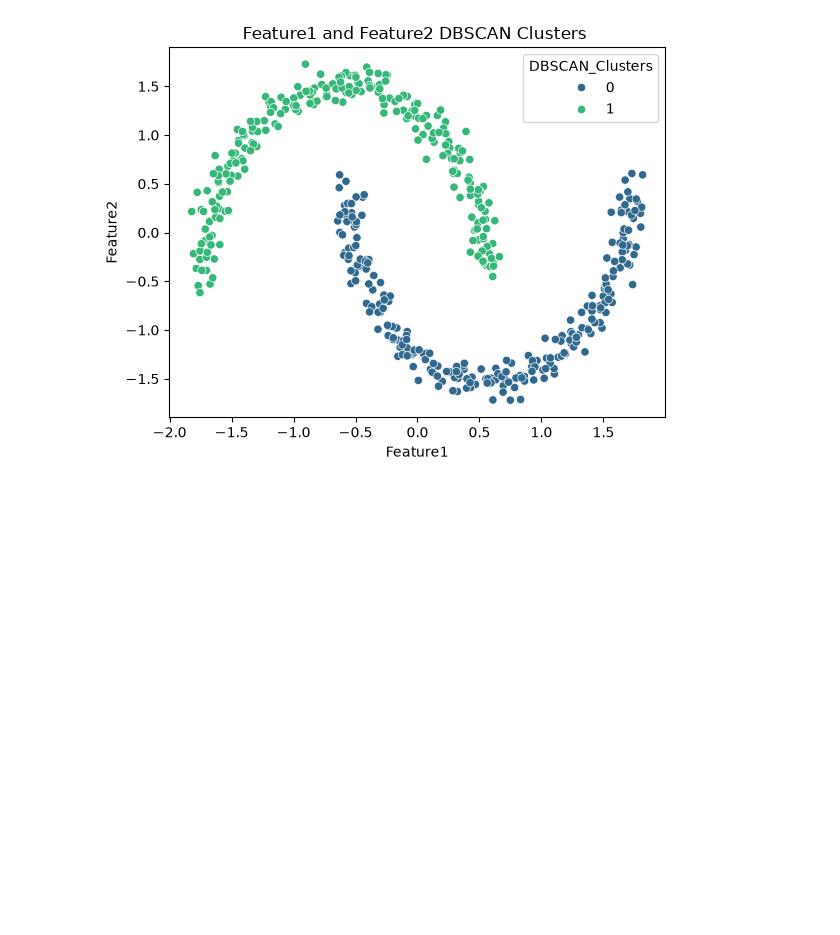
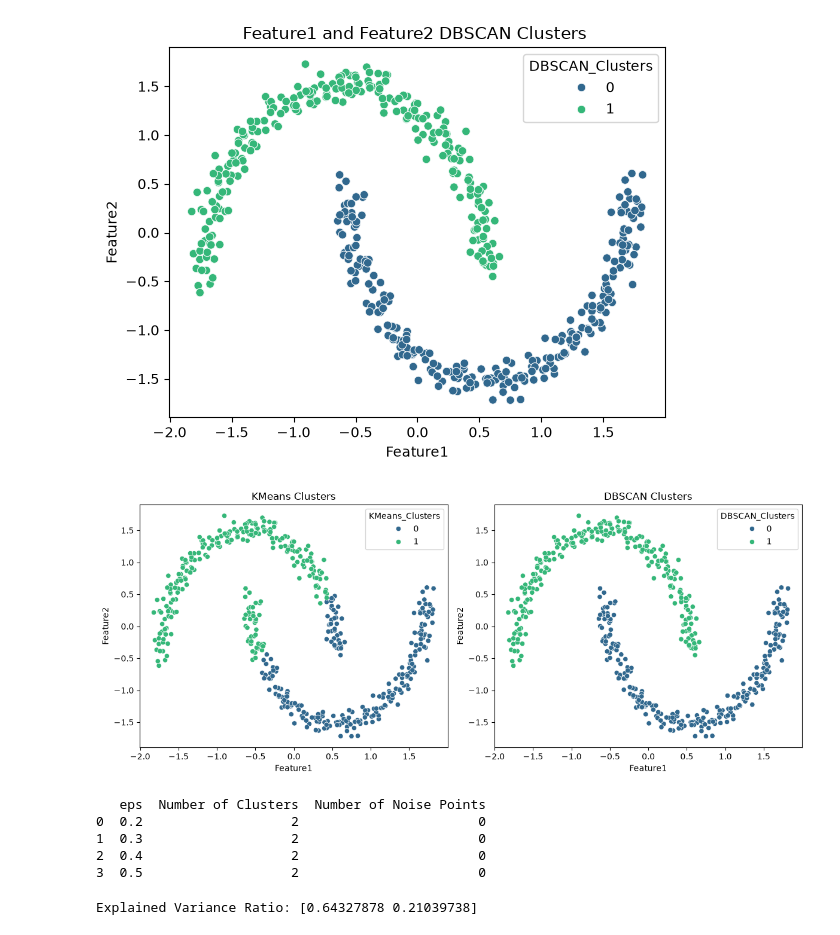
Before and after one commit to ingalemansi70/Machine_Learning, a Jupyter notebook: Assignment_26_27_folder/Assignment_27.ipynb, the cells around one changed output. Drawn from its saved outputs; the diff is of its cells as text; code cells hidden in the pictures; blank space fills up the shorter version.

```diff
--- a/Assignment_26_27_folder/Assignment_27.ipynb
+++ b/Assignment_26_27_folder/Assignment_27.ipynb
@@ -97,3 +98,34 @@ plt.ylabel("Feature2")
 plt.show()
 # %% [output]
 [figure]
+# %%
+fig, axes = plt.subplots(1, 2, figsize=(12, 5))
+sns.scatterplot(data=X_scaled, x="Feature1", y="Feature2", hue="KMeans_Clusters", palette="viridis", ax=axes[0])
+axes[0].set_title("KMeans Clusters")
+axes[0].set_xlabel("Feature1")
+axes[0].set_ylabel("Feature2")
+sns.scatterplot(data=X_scaled, x="Feature1", y="Feature2", hue="DBSCAN_Clusters", palette="viridis", ax=axes[1])
+axes[1].set_title("DBSCAN Clusters")
+axes[1].set_xlabel("Feature1")
+axes[1].set_ylabel("Feature2")
+plt.tight_layout()
+plt.show()
+# %% [output]
+[figure, added]
+# %%
+eps_values = [0.2, 0.3, 0.4, 0.5]
+results = []
+for eps in eps_values:
+    dbscan = DBSCAN(eps=eps, min_samples=5)
+    labels = dbscan.fit_predict(X_scaled[["Feature1","Feature2"]])
+    n_clusters = len(set(labels)) - (1 if -1 in labels else 0)
+    n_noise = list(labels).count(-1)
+    results.append([eps, n_clusters, n_noise])
+results_df = pd.DataFrame(results, columns=["eps", "Number of Clusters", "Number of Noise Points"])
+print(results_df)
+# %% [output]
+   eps  Number of Clusters  Number of Noise Points
+0  0.2                   2                       0
+1  0.3                   2                       0
+2  0.4                   2                       0
+3  0.5                   2                       0
@@ -99,0 +136,8 @@ plt.show()
+# %%
+pca = PCA(n_components=2)
+X_pca = pca.fit_transform(X_scaled_high)
+pca_df = pd.DataFrame(data=X_pca, columns=["PC1", "PC2"])
+pca_df["Original_Cluster"] = y_high
+print("Explained Variance Ratio:", pca.explained_variance_ratio_)
+# %% [output]
+Explained Variance Ratio: [0.64327878 0.21039738]
```
Also changed, not shown: parts of 4 cells of this notebook.
